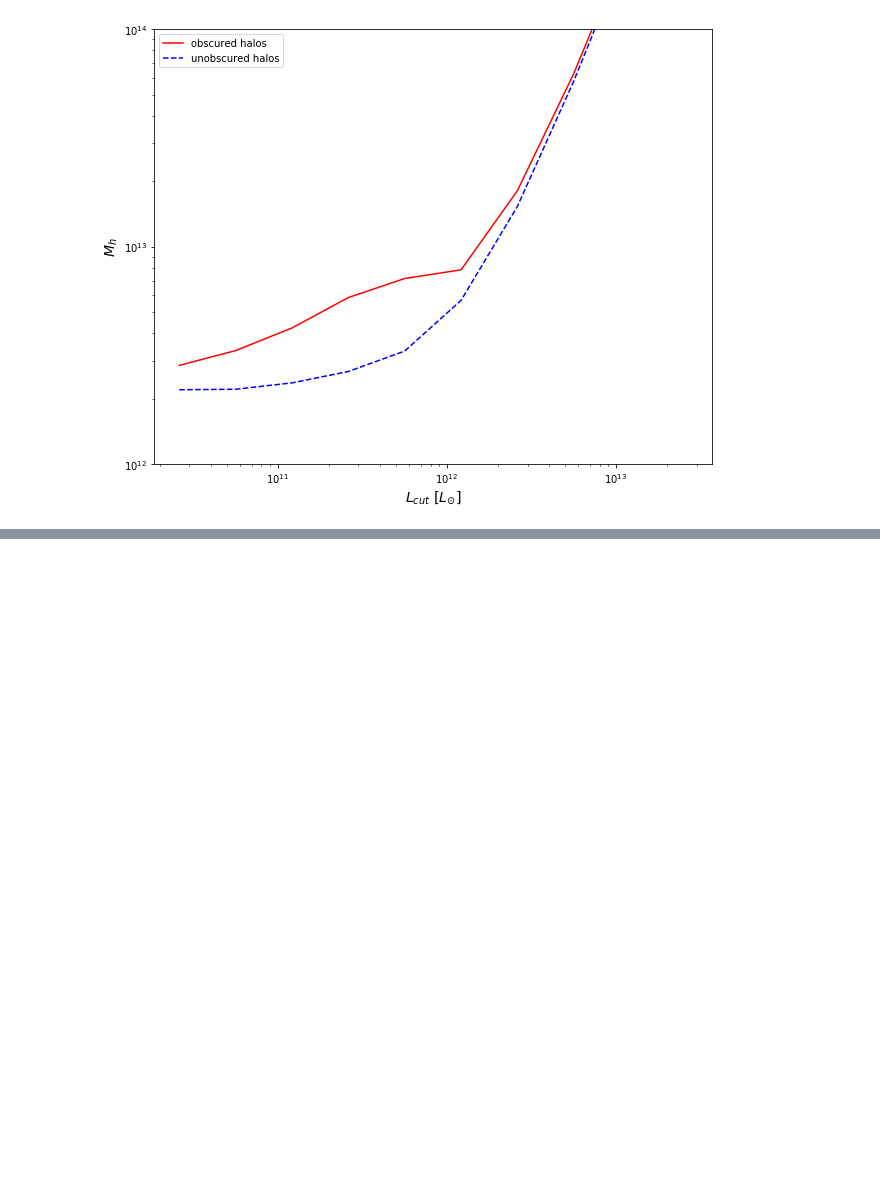
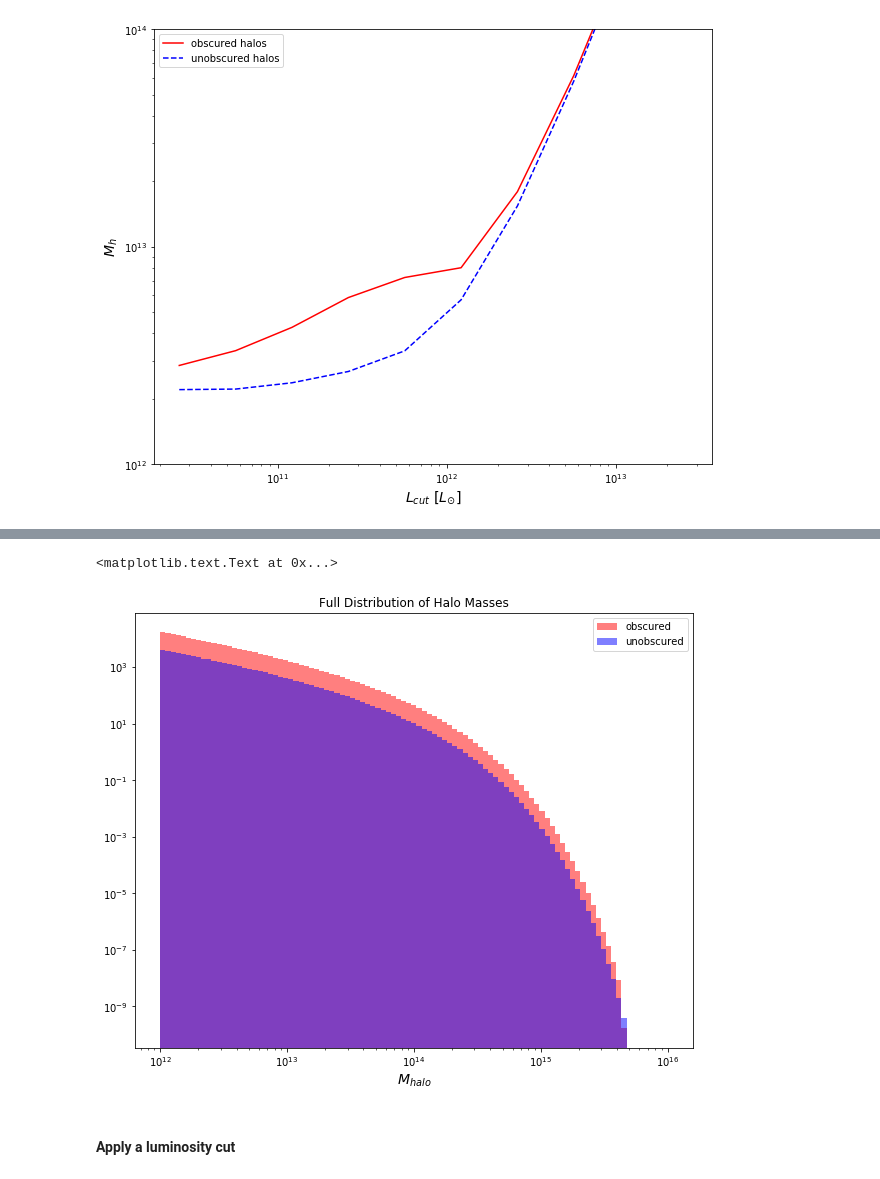
Before and after one commit to ke27whal/Quasars, a Jupyter notebook: notebooks/quasars-v2.ipynb, the cells around one changed output, grey strips where cells are left out. Cells and saved outputs as stored; diff of their text form; code cells hidden in the pictures; blank space fills up the shorter version.

```diff
--- a/notebooks/quasars-v2.ipynb
+++ b/notebooks/quasars-v2.ipynb
@@ -187,0 +200,26 @@ plt.legend()
+# %%
+fobscF_flat = interp1d(rlogLedd, rfobs_flat, bounds_error = False)
+fobscdist_flat = fobscF_flat(np.log10(ledd))
+# %%
+fobsc_rand_flat = np.random.random(size = len(fobscdist_flat))
+
+obscuredFlag_flat = fobsc_rand_flat < fobscdist_flat ### True means obscured
+unobscuredFlag_flat = fobsc_rand_flat >= fobscdist_flat
+# %%
+obscured_masses_flat = mhalo[obscuredFlag_flat]
+unobscured_masses_flat = mhalo[unobscuredFlag_flat]
+# %%
+plt.figure(figsize = (10,8))
+plt.hist(obscured_masses_flat, weights = weights[obscuredFlag_flat], bins = np.logspace(12, 16, 100), range = (min(mhalo), max(mhalo)), label = 'obscured', color = 'red', alpha = 0.5)[2]
+plt.hist(unobscured_masses_flat, weights = weights[unobscuredFlag_flat], bins = np.logspace(12, 16, 100), range = (min(mhalo), max(mhalo)), label = 'unobscured', color = 'blue', alpha = 0.5)[2]
+axes = plt.gca()
+axes.set_xscale("log")
+axes.set_yscale("log")
+plt.legend()
+plt.xlabel('$M_{halo}$', fontsize = 14)
+plt.title('Full Distribution of Halo Masses')
+# %% [output]
+<matplotlib.text.Text at 0x...>
+[figure, added]
+# %% [markdown]
+#### Apply a luminosity cut
```
Also changed, not shown: parts of 17 cells of this notebook.
